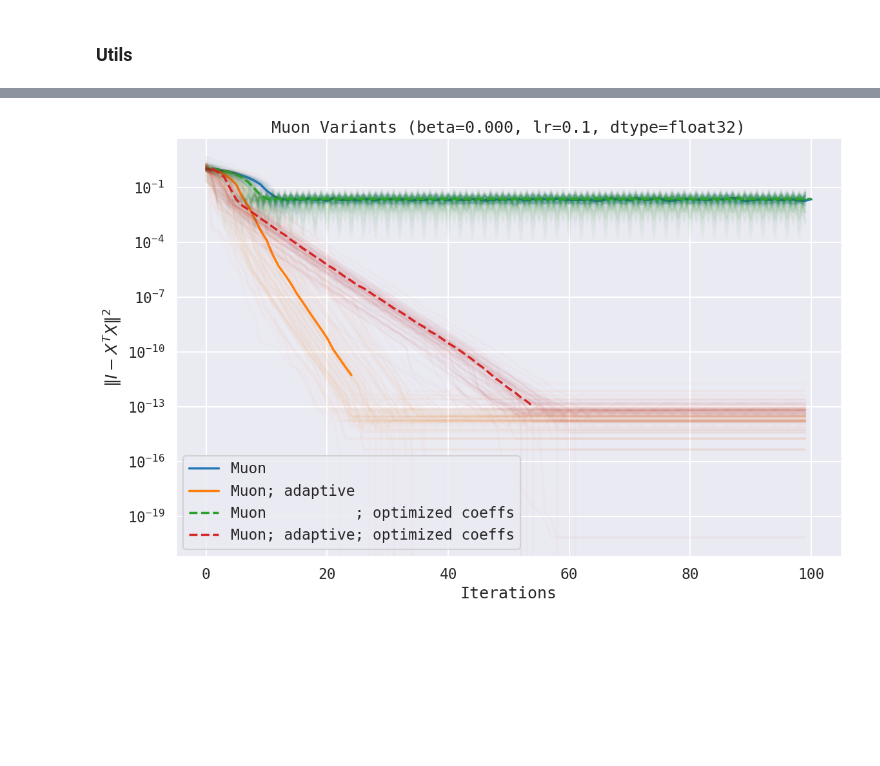
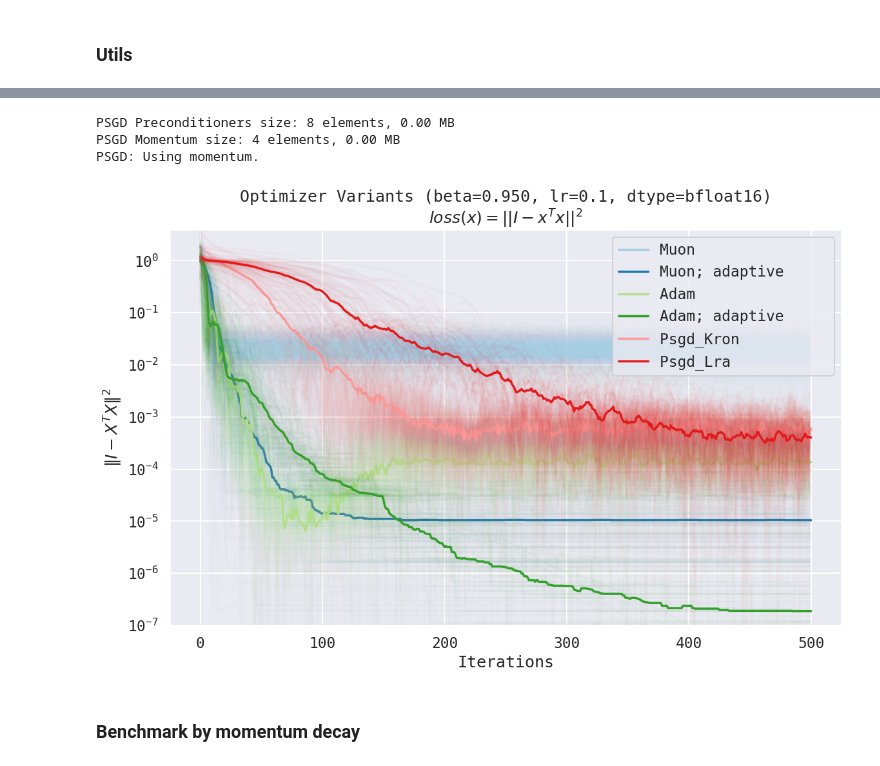
Before and after one commit to leloykun/adaptive-muon, a Jupyter notebook: simple_benchmark.ipynb, the cells around one changed output, grey strips where cells are left out. Drawn from its saved outputs; the diff is of its cells as text; code cells hidden in the pictures; blank space fills up the shorter version.

```diff
--- a/simple_benchmark.ipynb
+++ b/simple_benchmark.ipynb
@@ -76 +280,16 @@ batch_train = jax.vmap(train, in_axes=(0, None, None, None, None, None, None, No
+# %%
+benchmark_optimizer_variants(
+    savefile="images/optimizer_variants_bfloat16.png",
+    dtype=jnp.bfloat16,
+    num_iterations=500,
+    learning_rate=1e-1,
+    beta=0.95,
+)
+# %% [output]
+PSGD Preconditioners size: 8 elements, 0.00 MB
+PSGD Momentum size: 4 elements, 0.00 MB
+PSGD: Using momentum.
+[figure, added]
+# %% [markdown]
+### Benchmark by momentum decay
 # %%
@@ -144,8 +371,0 @@ def benchmark_muon_variants(
-# %%
-benchmark_muon_variants(
-    num_iterations=100,
-    learning_rate=0.1,
-    beta=0.0,
-)
-# %% [output]
-[figure, removed]
```
Also changed, not shown: parts of 26 cells of this notebook, 9 other files.
